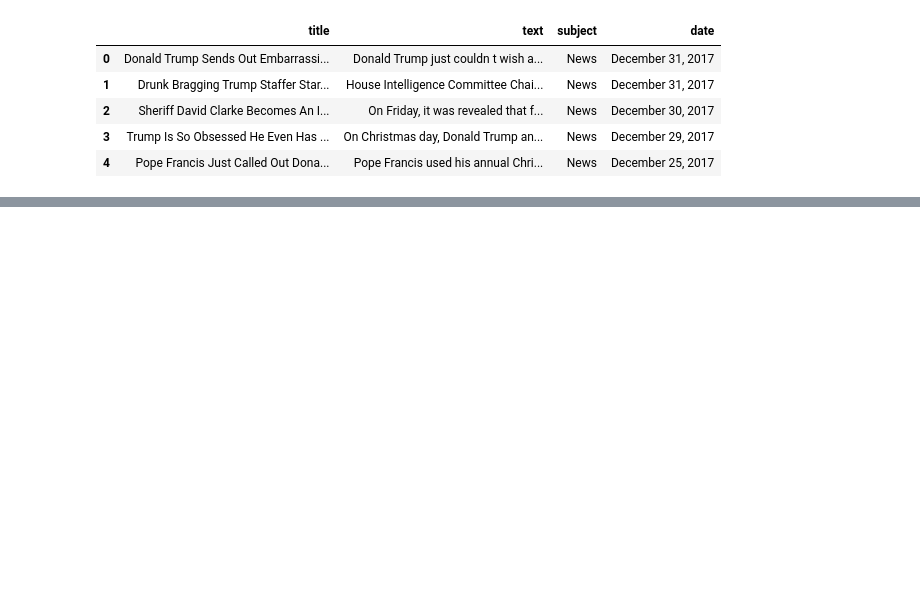
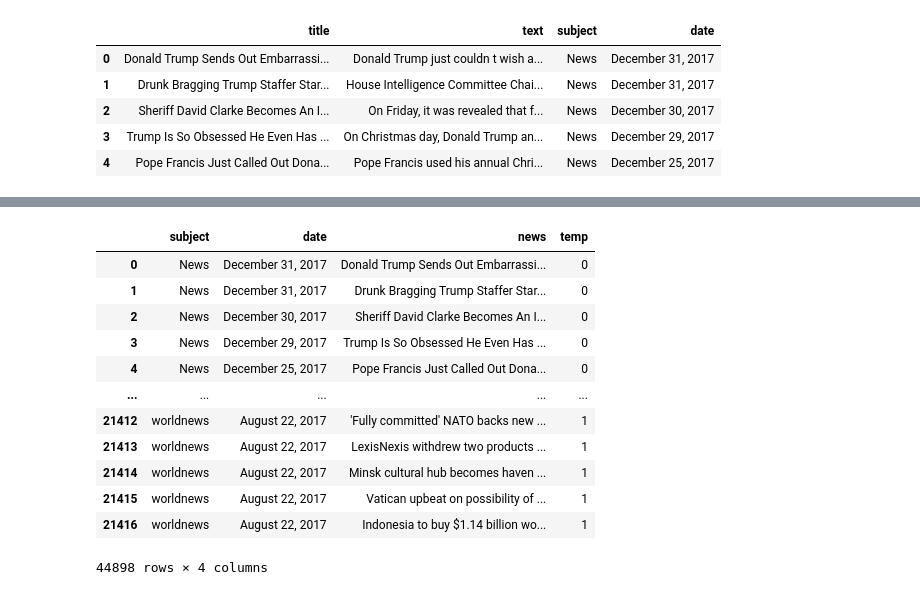
Before and after one commit to yadalaa/Fake-News-Detection, a Jupyter notebook: Model_training.ipynb, the cells around one changed output, grey strips where cells are left out. Drawn from its saved outputs; the diff is of its cells as text; code cells hidden in the pictures; blank space fills up the shorter version.

```diff
--- a/Model_training.ipynb
+++ b/Model_training.ipynb
@@ -25,6 +54,3 @@ fake.head()
 | 2 | Sheriff David Clarke Becomes An I... | On Friday, it was revealed that f... | News | December 30, 2017 |
 | 3 | Trump Is So Obsessed He Even Has ... | On Christmas day, Donald Trump an... | News | December 29, 2017 |
 | 4 | Pope Francis Just Called Out Dona... | Pope Francis used his annual Chri... | News | December 25, 2017 |
-# %%
-fake["temp"]=1
-true["temp"]=0
@@ -141,0 +66,18 @@ ROC AUC Score for KNN: 0.9146750450302482
+# %%
+#Target variable for fake news
+fake['temp']=0
+
+#Target variable for true news
+true['temp']=1
+# %%
+#Concatenating and dropping for fake news
+fake['news']=fake['title']+fake['text']
+fake=fake.drop(['title', 'text'], axis=1)
+
+#Concatenating and dropping for true news
+true['news']=true['title']+true['text']
+true=true.drop(['title', 'text'], axis=1)
+
+#Rearranging the columns
+fake = fake[['subject', 'date', 'news','temp']]
+true = true[['subject', 'date', 'news','temp']]
@@ -141,0 +100,18 @@ ROC AUC Score for KNN: 0.9146750450302482
+# %%
+frames = [fake, true]
+news_dataset = pd.concat(frames)
+news_dataset
+# %% [output]
+|  | subject | date | news | temp |
+| 0 | News | December 31, 2017 | Donald Trump Sends Out Embarrassi... | 0 |
+| 1 | News | December 31, 2017 | Drunk Bragging Trump Staffer Star... | 0 |
+| 2 | News | December 30, 2017 | Sheriff David Clarke Becomes An I... | 0 |
+| 3 | News | December 29, 2017 | Trump Is So Obsessed He Even Has ... | 0 |
+| 4 | News | December 25, 2017 | Pope Francis Just Called Out Dona... | 0 |
+| ... | ... | ... | ... | ... |
+| 21412 | worldnews | August 22, 2017 | 'Fully committed' NATO backs new ... | 1 |
+| 21413 | worldnews | August 22, 2017 | LexisNexis withdrew two products ... | 1 |
+| 21414 | worldnews | August 22, 2017 | Minsk cultural hub becomes haven ... | 1 |
+| 21415 | worldnews | August 22, 2017 | Vatican upbeat on possibility of ... | 1 |
+| 21416 | worldnews | August 22, 2017 | Indonesia to buy $1.14 billion wo... | 1 |
+44898 rows × 4 columns
```
Also changed, not shown: parts of 41 cells of this notebook, 3 other files.
